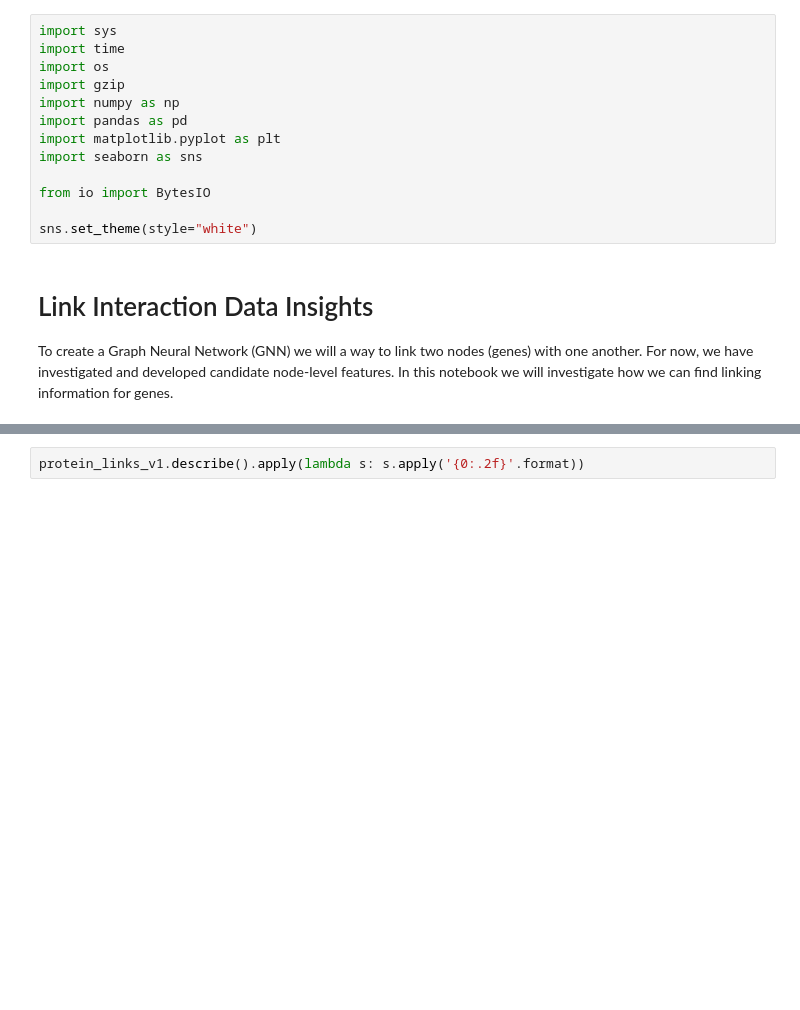
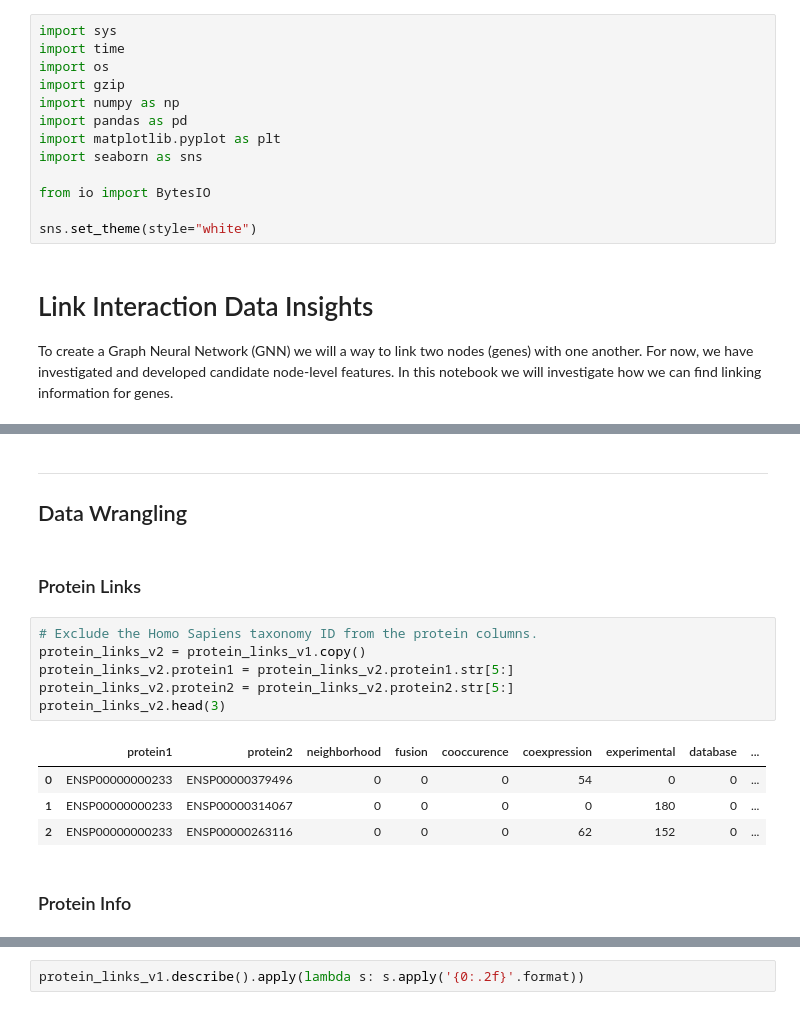
Before and after one commit to PeeteKeesel/gnn-for-drug-response-prediction, a Jupyter notebook: 07_Linking.ipynb, the cells around one changed output, grey strips where cells are left out. Saved outputs shown, nothing was run; the diff lists cells and outputs as text; blank space fills up the shorter version.

```diff
--- a/07_Linking.ipynb
+++ b/07_Linking.ipynb
@@ -51,0 +137,18 @@ protein_links_v1.head(5)
+# %% [markdown]
+---
+## Data Wrangling
+# %% [markdown]
+### Protein Links
+# %%
+# Exclude the Homo Sapiens taxonomy ID from the protein columns.
+protein_links_v2 = protein_links_v1.copy()
+protein_links_v2.protein1 = protein_links_v2.protein1.str[5:]
+protein_links_v2.protein2 = protein_links_v2.protein2.str[5:]
+protein_links_v2.head(3)
+# %% [output]
+|  | protein1 | protein2 | neighborhood | fusion | cooccurence | coexpression | experimental | database | ... |
+| 0 | ENSP00000000233 | ENSP00000379496 | 0 | 0 | 0 | 54 | 0 | 0 | ... |
+| 1 | ENSP00000000233 | ENSP00000314067 | 0 | 0 | 0 | 0 | 180 | 0 | ... |
+| 2 | ENSP00000000233 | ENSP00000263116 | 0 | 0 | 0 | 62 | 152 | 0 | ... |
+# %% [markdown]
+### Protein Info
```
Also changed, not shown: parts of 28 cells of this notebook, 4 other files.
